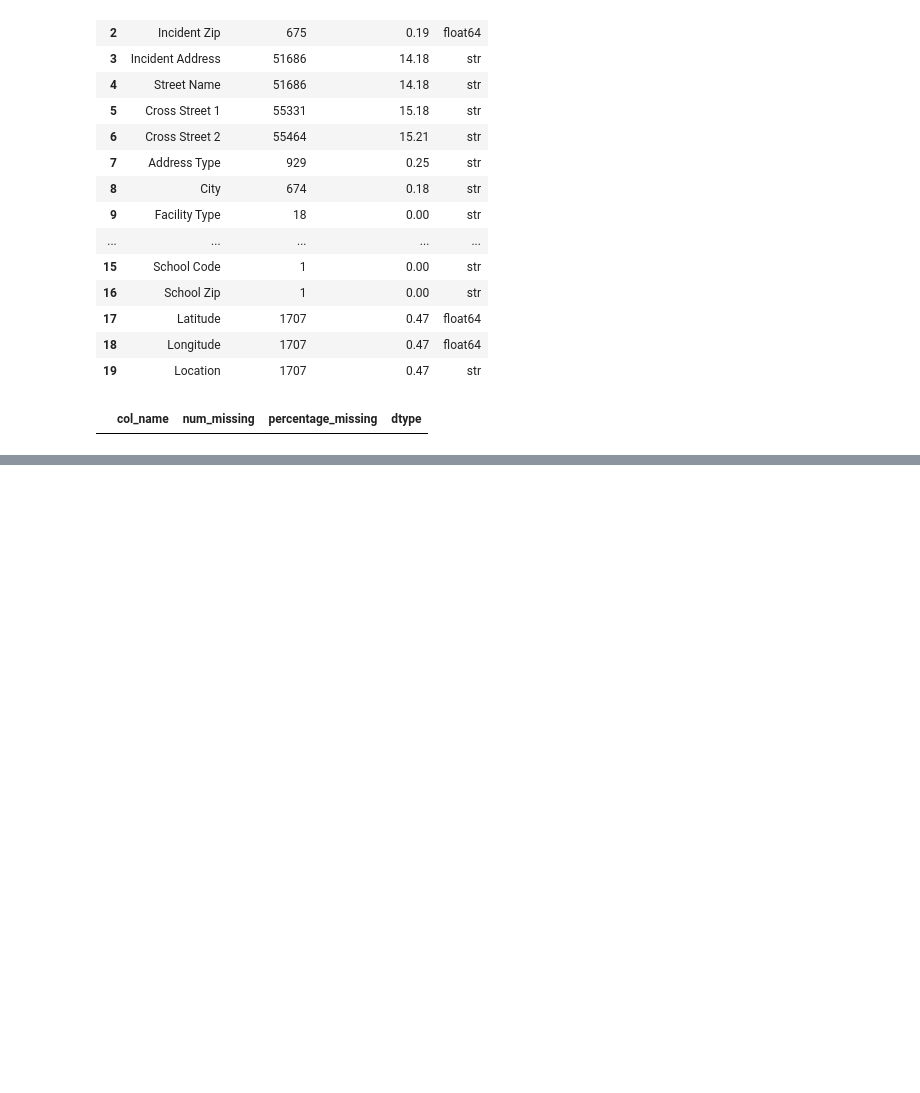
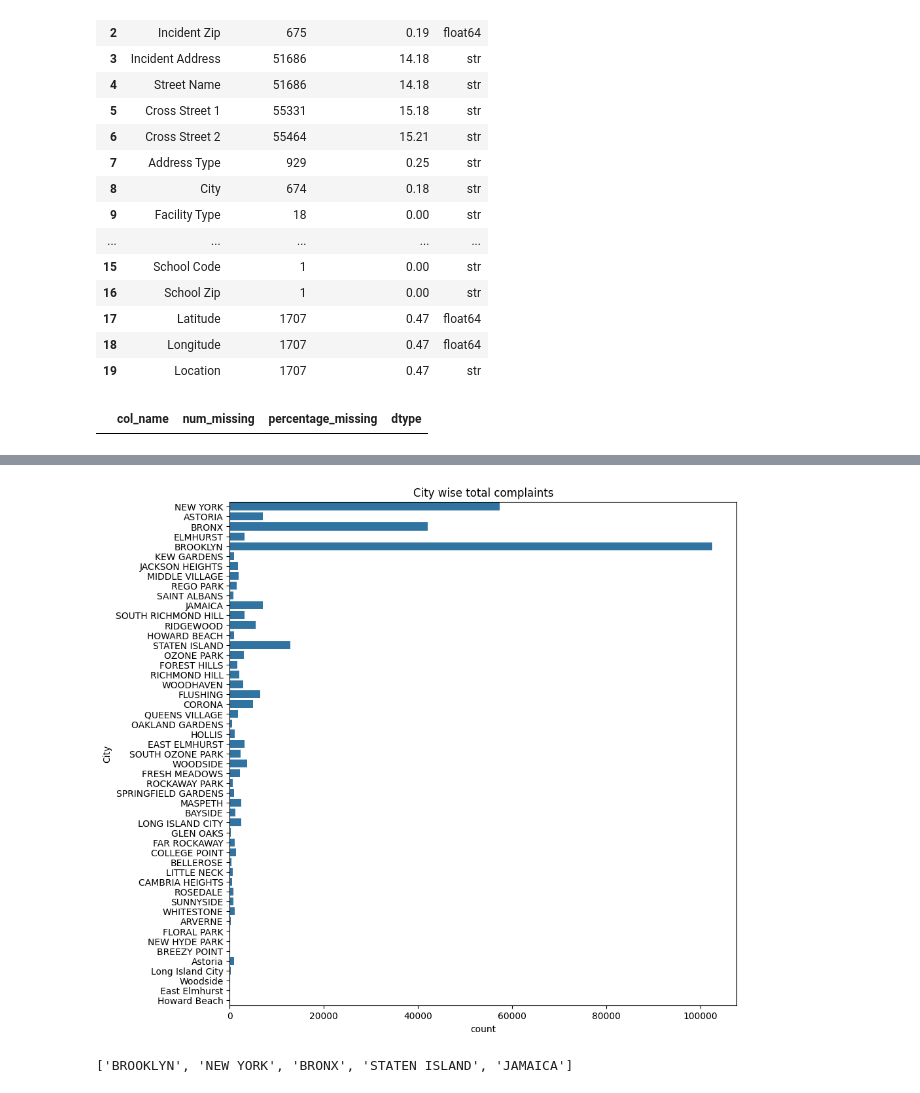
Before and after one commit to ArshF1/customer_service_request_analysis, a Jupyter notebook: main.ipynb, the cells around one changed output, grey strips where cells are left out. Saved outputs shown, nothing was run; the diff lists cells and outputs as text; code cells hidden in the pictures; blank space fills up the shorter version.

```diff
--- a/main.ipynb
+++ b/main.ipynb
@@ -209,0 +262,11 @@ missing_values_table(df)
+# %%
+df["Created Date"]=pd.to_datetime(df["Created Date"], format="%m/%d/%Y %I:%M:%S %p", errors="coerce")
+# %%
+# Let's plot a frequency plot for city wise complaints
+
+plt.figure(figsize=(10,10))
+sns.countplot(data=df, y="City")
+plt.title("City wise total complaints")
+plt.show()
+# %% [output]
+[figure, added]
@@ -209,0 +277,4 @@ missing_values_table(df)
+# %%
+top5city
+# %% [output]
+['BROOKLYN', 'NEW YORK', 'BRONX', 'STATEN ISLAND', 'JAMAICA']
```
Also changed, not shown: parts of 18 cells of this notebook, 1 other file.
